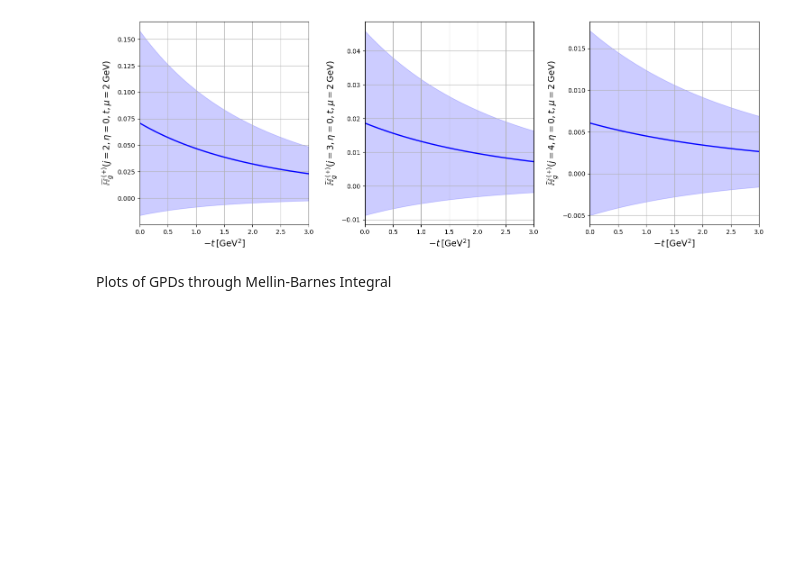
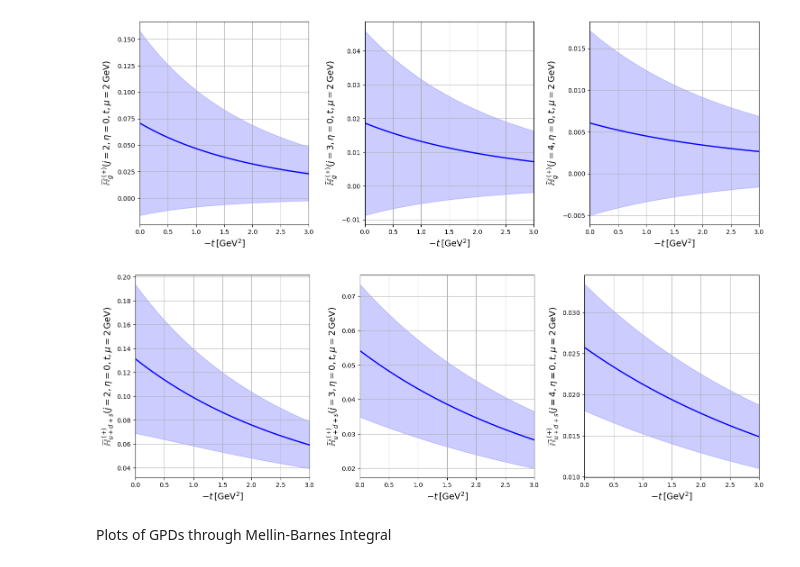
Before and after one commit to HechenMountain/stringy-gpds, a Jupyter notebook: StringBasedGPD.ipynb, the cells around one changed output. Saved outputs shown, nothing was run; the diff lists cells and outputs as text; code cells hidden in the pictures; blank space fills up the shorter version.

```diff
--- a/StringBasedGPD.ipynb
+++ b/StringBasedGPD.ipynb
@@ -1300,6 +807,15 @@ moment_label = "Atilde"
 plot_moments_on_grid(0,y_label,3,3,1,"gluon",moment_type, moment_label,evolution_order="NLO")
 # %% [output]
 [figure]
+# %%
+# Sea Quark singlet
+y_label = "$\\widetilde{\\mathbb{{H}}}_{{u+d+s}}^{{\,\,(+)}}$"
+moment_type = "singlet"
+moment_label = "Atilde"
+
+plot_moments_on_grid(0,y_label,3,3,1,"quark",moment_type, moment_label,"NLO",25)
+# %% [output]
+[figure, added]
 # %% [markdown]
 Plots of GPDs through Mellin-Barnes Integral
 # %%
```
Also changed, not shown: parts of 40 cells of this notebook, 4 other files.
